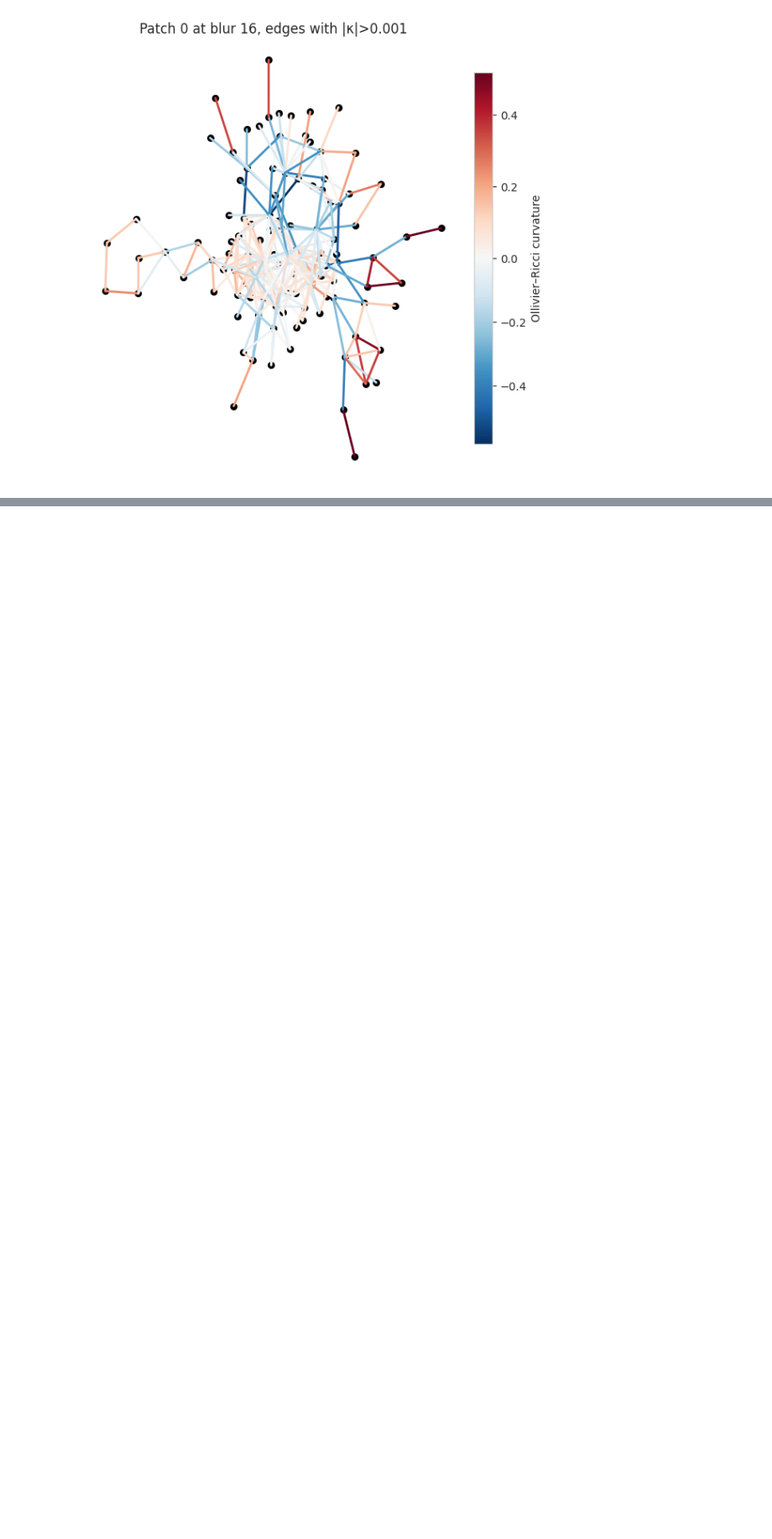
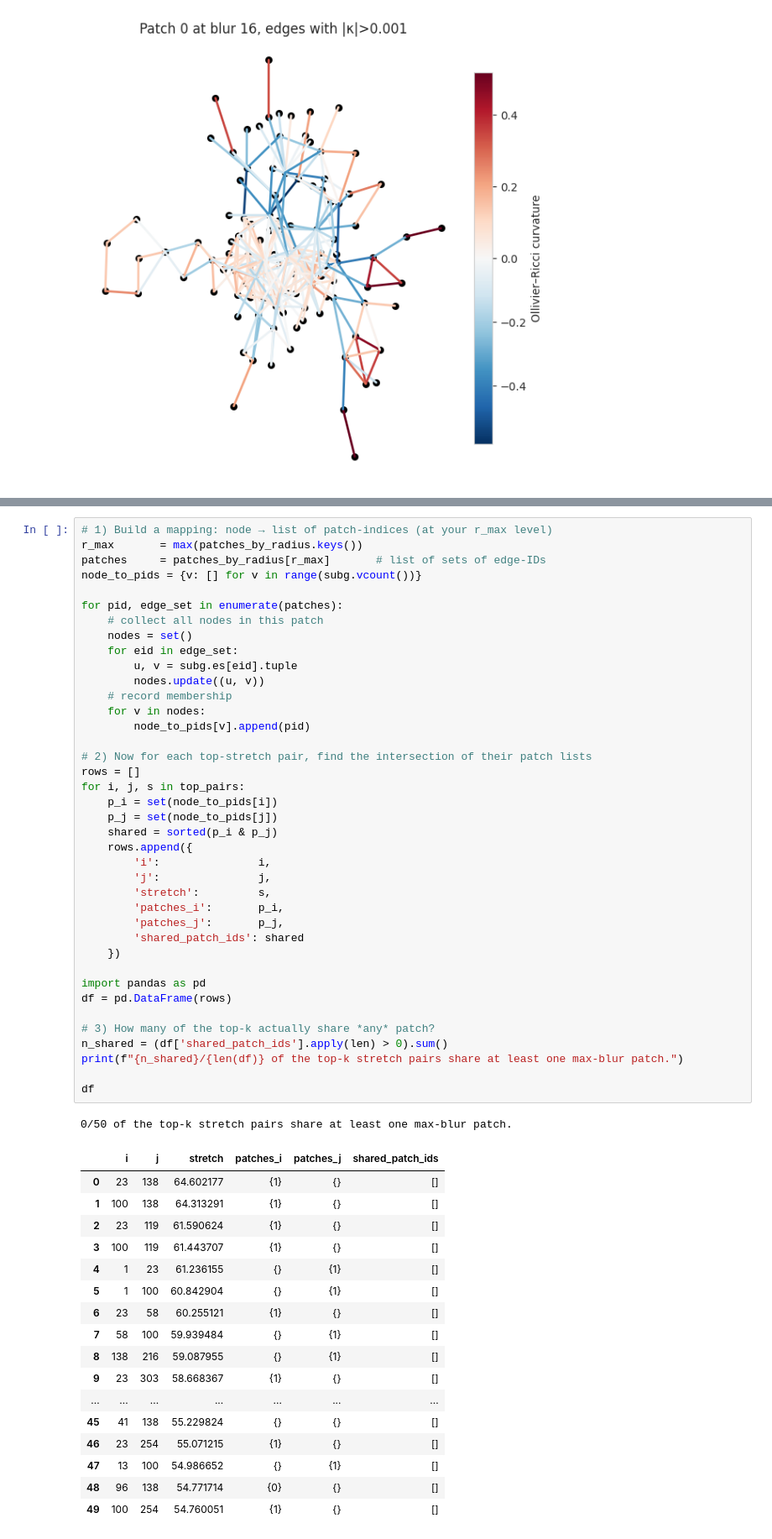
Before and after one commit to Antel0pe/SpaceOfMNIST-Digits, a Jupyter notebook: MaximizeGeodesicVSEuclideanDistance.ipynb, the cells around one changed output, grey strips where cells are left out. Shown at 84% size. Cells and saved outputs as stored; diff of their text form; blank space fills up the shorter version.

```diff
--- a/MaximizeGeodesicVSEuclideanDistance.ipynb
+++ b/MaximizeGeodesicVSEuclideanDistance.ipynb
@@ -1980,0 +2106,58 @@ inv_weight                                                           [248, 190,
+# %%
+# 1) Build a mapping: node → list of patch-indices (at your r_max level)
+r_max       = max(patches_by_radius.keys())
+patches     = patches_by_radius[r_max]       # list of sets of edge-IDs
+node_to_pids = {v: [] for v in range(subg.vcount())}
+
+for pid, edge_set in enumerate(patches):
+    # collect all nodes in this patch
+    nodes = set()
+    for eid in edge_set:
+        u, v = subg.es[eid].tuple
+        nodes.update((u, v))
+    # record membership
+    for v in nodes:
+        node_to_pids[v].append(pid)
+
+# 2) Now for each top-stretch pair, find the intersection of their patch lists
+rows = []
+for i, j, s in top_pairs:
+    p_i = set(node_to_pids[i])
+    p_j = set(node_to_pids[j])
+    shared = sorted(p_i & p_j)
+    rows.append({
+        'i':               i,
+        'j':               j,
+        'stretch':         s,
+        'patches_i':       p_i,
+        'patches_j':       p_j,
+        'shared_patch_ids': shared
+    })
+
+import pandas as pd
+df = pd.DataFrame(rows)
+
+# 3) How many of the top-k actually share *any* patch?
+n_shared = (df['shared_patch_ids'].apply(len) > 0).sum()
+print(f"{n_shared}/{len(df)} of the top-k stretch pairs share at least one max-blur patch.")
+
+df
+# %% [output]
+0/50 of the top-k stretch pairs share at least one max-blur patch.
+|  | i | j | stretch | patches_i | patches_j | shared_patch_ids |
+| 0 | 23 | 138 | 64.602177 | {1} | {} | [] |
+| 1 | 100 | 138 | 64.313291 | {1} | {} | [] |
+| 2 | 23 | 119 | 61.590624 | {1} | {} | [] |
+| 3 | 100 | 119 | 61.443707 | {1} | {} | [] |
+| 4 | 1 | 23 | 61.236155 | {} | {1} | [] |
+| 5 | 1 | 100 | 60.842904 | {} | {1} | [] |
+| 6 | 23 | 58 | 60.255121 | {1} | {} | [] |
+| 7 | 58 | 100 | 59.939484 | {} | {1} | [] |
+| 8 | 138 | 216 | 59.087955 | {} | {1} | [] |
+| 9 | 23 | 303 | 58.668367 | {1} | {} | [] |
+| ... | ... | ... | ... | ... | ... | ... |
+| 45 | 41 | 138 | 55.229824 | {} | {} | [] |
+| 46 | 23 | 254 | 55.071215 | {1} | {} | [] |
+| 47 | 13 | 100 | 54.986652 | {} | {1} | [] |
+| 48 | 96 | 138 | 54.771714 | {0} | {} | [] |
+| 49 | 100 | 254 | 54.760051 | {1} | {} | [] |
```
Also changed, not shown: parts of 15 cells of this notebook.
